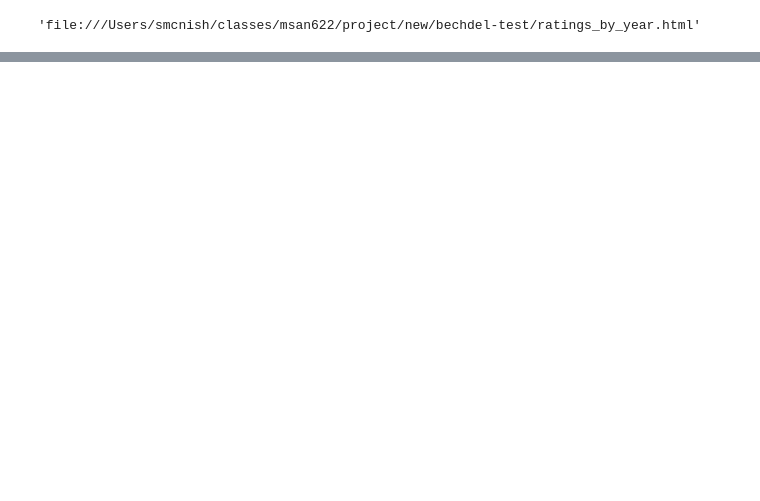
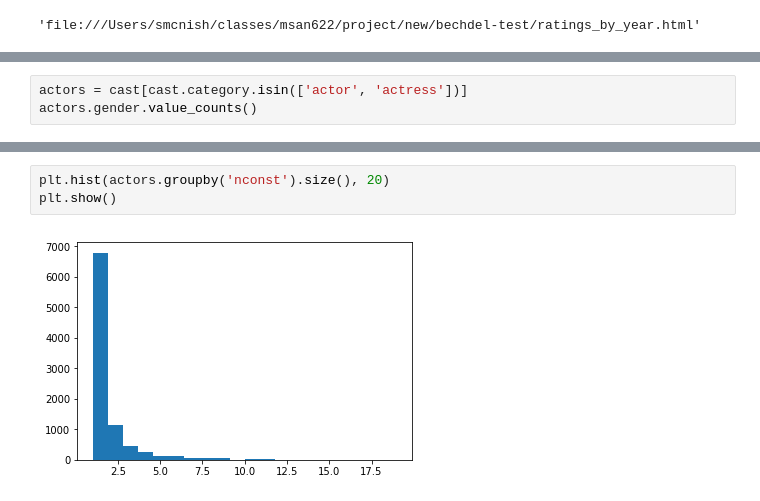
Before and after one commit to snmcnish/bechdel-test, a Jupyter notebook: Final Project Plots.ipynb, the cells around one changed output, grey strips where cells are left out. Drawn from its saved outputs; the diff is of its cells as text; blank space fills up the shorter version.

Commit message:
added gender plots

```diff
--- a/Final Project Plots.ipynb
+++ b/Final Project Plots.ipynb
@@ -143,0 +198,3 @@ plotly.offline.plot(fig, filename='ratings_by_year.html', auto_open = False)
+# %%
+actors = cast[cast.category.isin(['actor', 'actress'])]
+actors.gender.value_counts()
@@ -143,0 +227,5 @@ plotly.offline.plot(fig, filename='ratings_by_year.html', auto_open = False)
+# %%
+plt.hist(actors.groupby('nconst').size(), 20)
+plt.show()
+# %% [output]
+[figure, added]
```
Also changed, not shown: parts of 24 cells of this notebook.
